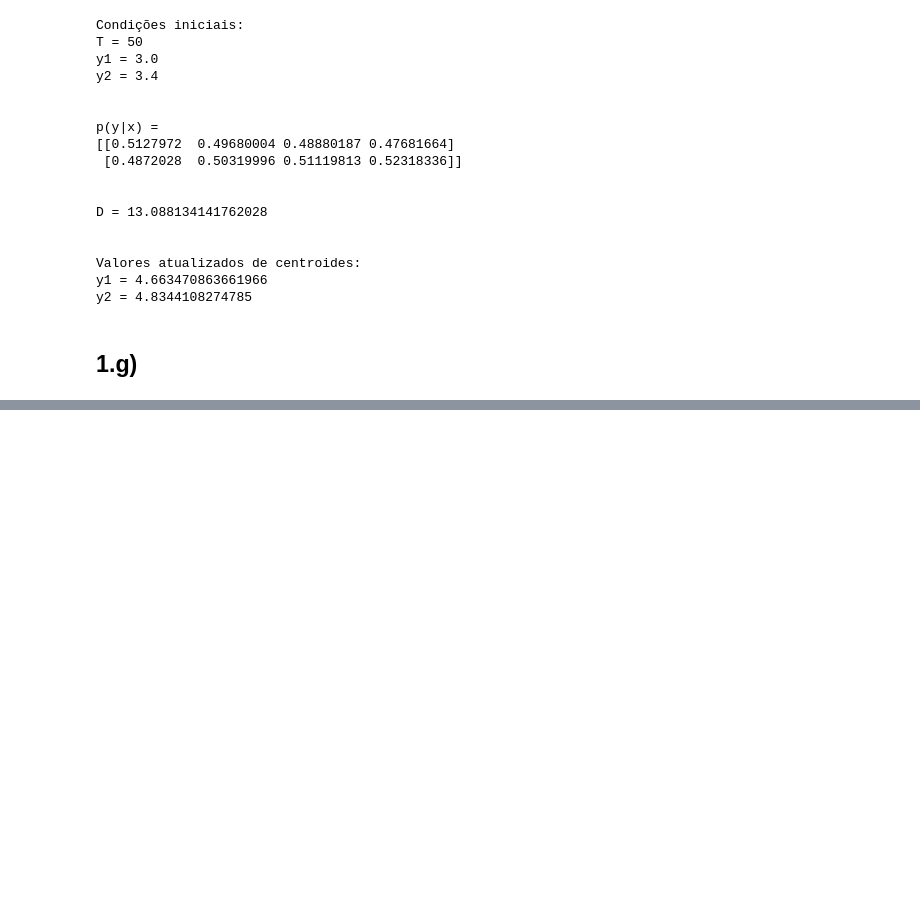
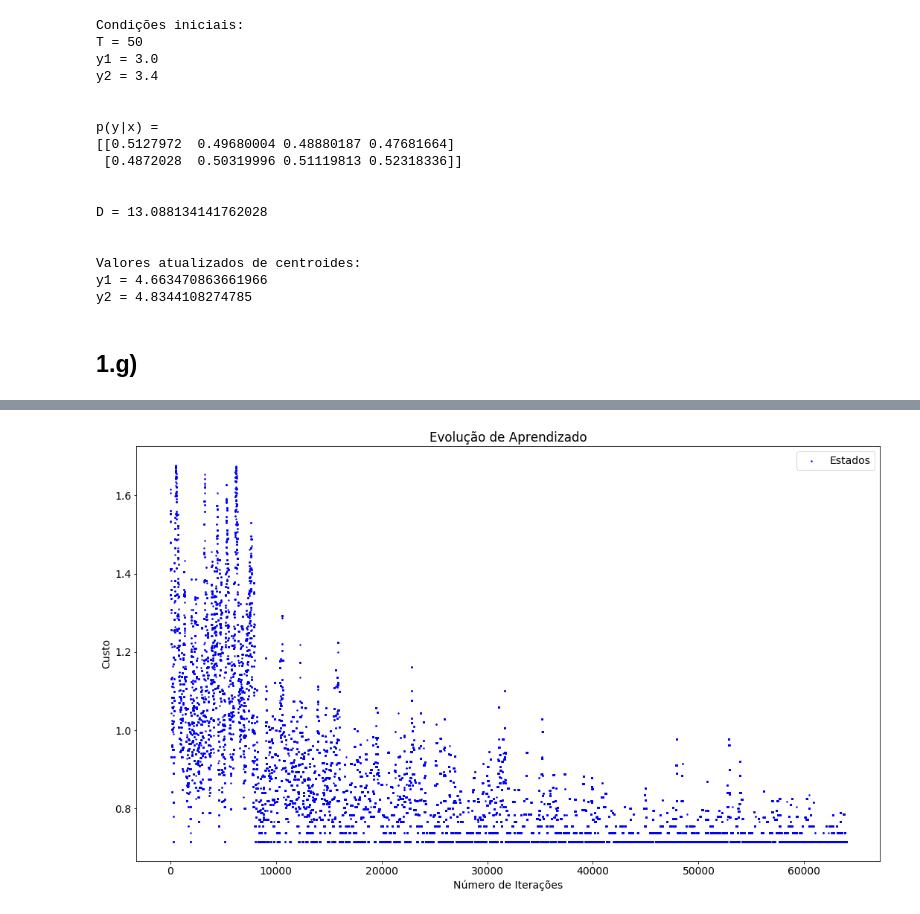
Before and after one commit to brenoarosa/cpe723, a Jupyter notebook: Lista 3.ipynb, the cells around one changed output, grey strips where cells are left out. Drawn from its saved outputs; the diff is of its cells as text; code cells hidden in the pictures; blank space fills up the shorter version.

```diff
--- a/Lista 3.ipynb
+++ b/Lista 3.ipynb
@@ -213,0 +417,7 @@ y2 = 4.8344108274785
+# %%
+# seleciona o ultimo estado gerado
+y_hat = Y_hat[-1, :, :]
+# %%
+c_hat = np.zeros((2,2))
+for i, cluster in enumerate(np.unique(y_hat)):
+    c_hat[i, :] = X[y_hat== cluster].mean(axis=0)
@@ -213,0 +443,26 @@ y2 = 4.8344108274785
+# %%
+J_min = cluster_J(X, y, 2)
+
+J_hist = np.zeros(Y_hat.shape[0])
+for i in range(Y_hat.shape[0]):
+    J_hist[i] = cluster_J(X, Y_hat[i, :], 2)
+# %%
+# visualização da evolução da função custo
+
+plt.figure(figsize=(15, 9))
+
+J_hist_mean = J_hist[:-1].reshape((-1,500))[:, 0]
+J_hist_std = np.abs(J_hist[:-1].reshape((-1, 500)).std(axis=1))
+
+#plt.axhline(J_min, color='r', label='Solução Ótima')
+plt.scatter(range(len(J_hist)), J_hist, s=2, color='b', label='Estados')
+
+plt.legend(loc="upper right")
+plt.title("Evolução de Aprendizado")
+plt.ylabel("Custo")
+plt.xlabel("Número de Iterações")
+
+plt.tight_layout()
+plt.show()
+# %% [output]
+[figure, added]
```
Also changed, not shown: parts of 24 cells of this notebook.
